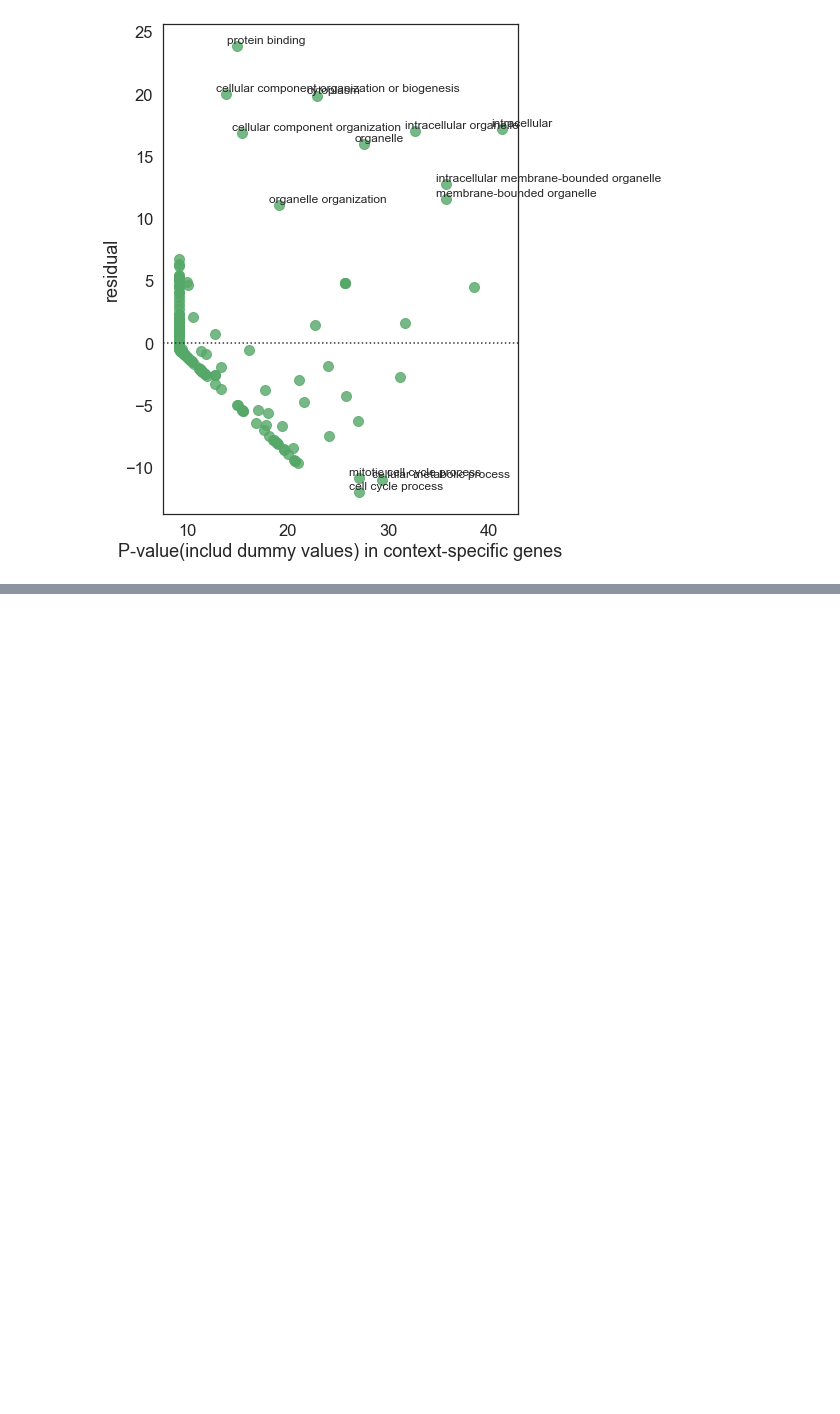
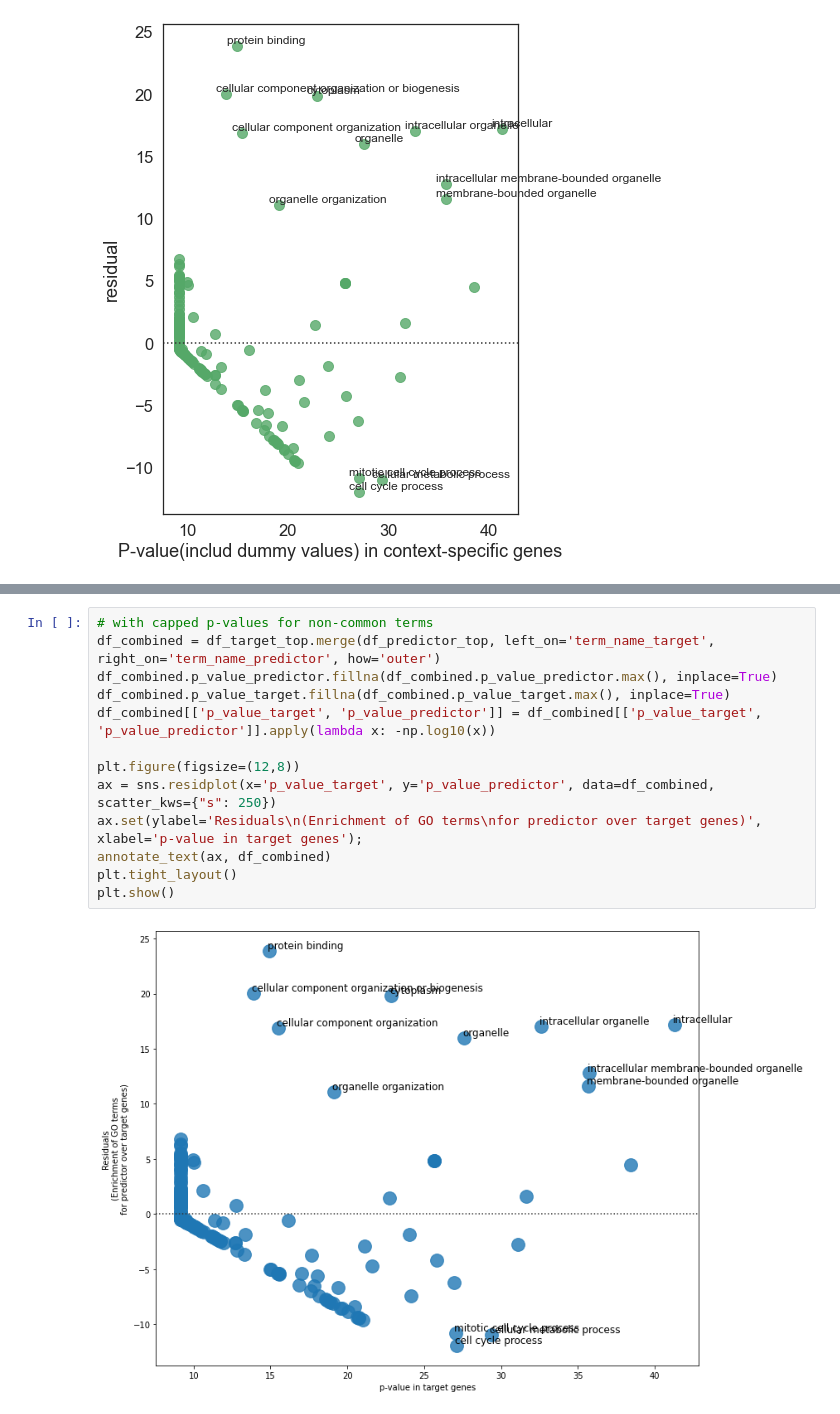
Before and after one commit to pritchardlabatpsu/cga_app, a Jupyter notebook: notebooks/R2b-gprofiler_compare-YR.ipynb, the cells around one changed output, grey strips where cells are left out. Drawn from its saved outputs; the diff is of its cells as text; blank space fills up the shorter version.

```diff
--- a/notebooks/R2b-gprofiler_compare-YR.ipynb
+++ b/notebooks/R2b-gprofiler_compare-YR.ipynb
@@ -150,0 +187,15 @@ The set_offset_position function was deprecated in Matplotlib 3.3 and will be re
+# %%
+# with capped p-values for non-common terms
+df_combined = df_target_top.merge(df_predictor_top, left_on='term_name_target', right_on='term_name_predictor', how='outer')
+df_combined.p_value_predictor.fillna(df_combined.p_value_predictor.max(), inplace=True)
+df_combined.p_value_target.fillna(df_combined.p_value_target.max(), inplace=True)
+df_combined[['p_value_target', 'p_value_predictor']] = df_combined[['p_value_target', 'p_value_predictor']].apply(lambda x: -np.log10(x))
+
+plt.figure(figsize=(12,8))
+ax = sns.residplot(x='p_value_target', y='p_value_predictor', data=df_combined, scatter_kws={"s": 250})
+ax.set(ylabel='Residuals\n(Enrichment of GO terms\nfor predictor over target genes)', xlabel='p-value in target genes');
+annotate_text(ax, df_combined)
+plt.tight_layout()
+plt.show()
+# %% [output]
+[figure, added]
```
Also changed, not shown: parts of 3 cells of this notebook.
